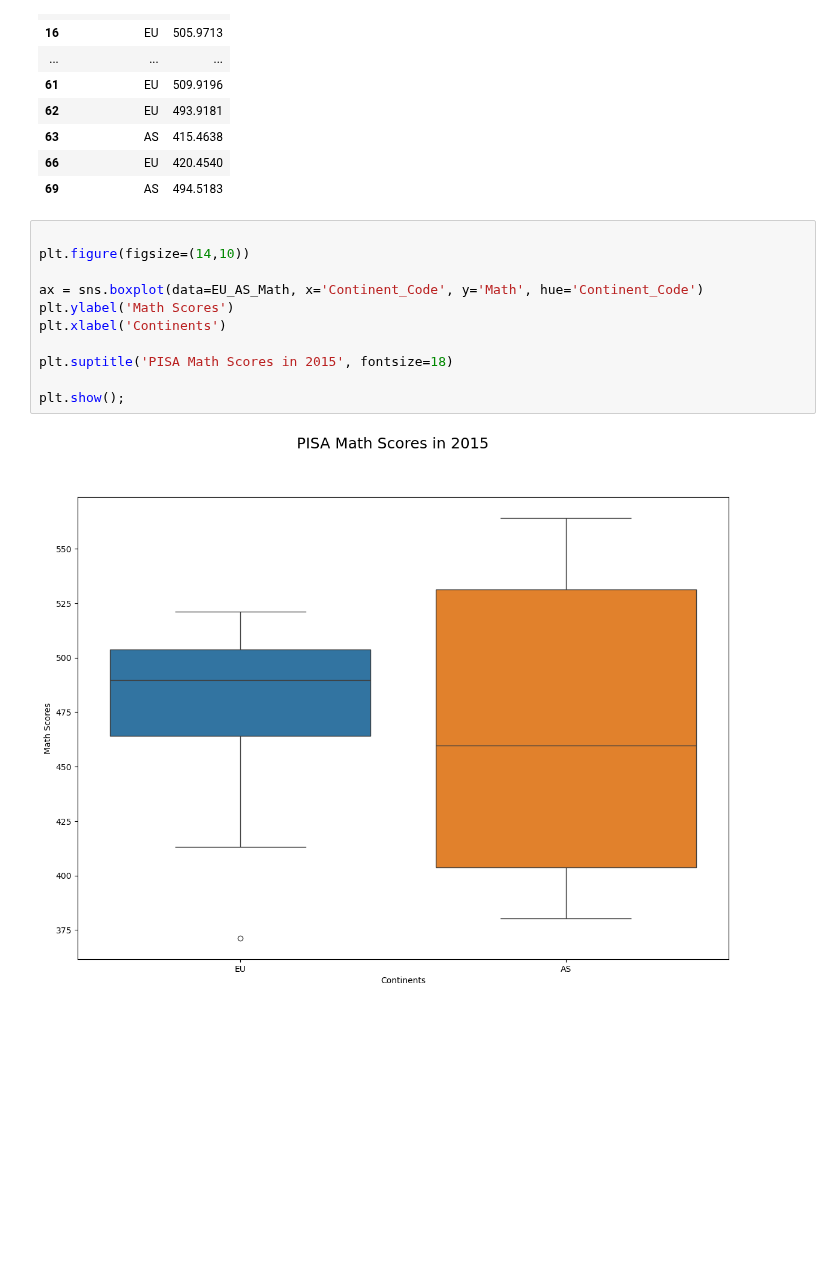
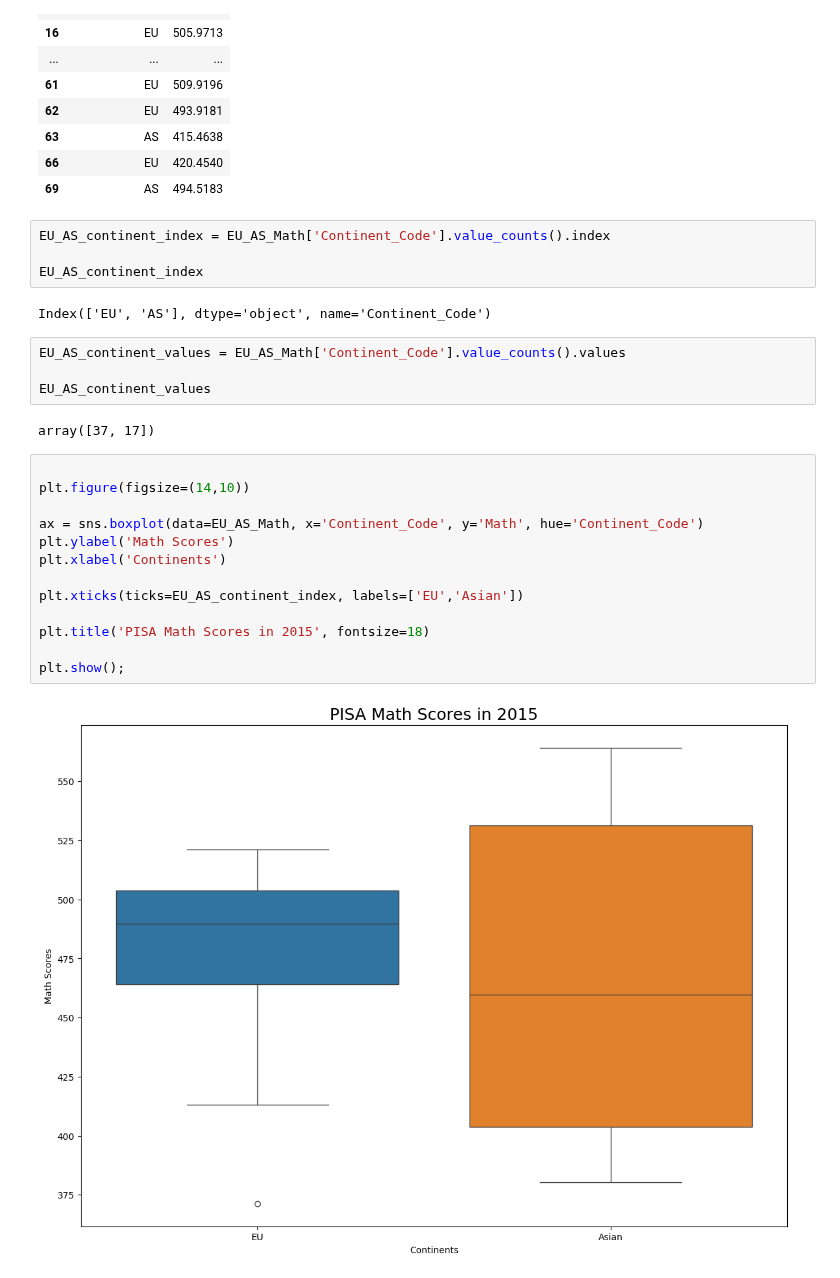
Before and after one commit to iceyisaak/clarusway_ds, a Jupyter notebook: Statistics Assignment-02 (Confidence Interval & Hypothesis) Student by CLARUSWAY.ipynb, the cells around one changed output. Saved outputs shown, nothing was run; the diff lists cells and outputs as text; blank space fills up the shorter version.

```diff
--- a/Statistics Assignment-02 (Confidence Interval & Hypothesis) Student by CLARUSWAY.ipynb
+++ b/Statistics Assignment-02 (Confidence Interval & Hypothesis) Student by CLARUSWAY.ipynb
@@ -678,19 +678,33 @@ EU_AS_Math
 | 63 | AS | 415.4638 |
 | 66 | EU | 420.4540 |
 | 69 | AS | 494.5183 |
+# %%
+EU_AS_continent_index = EU_AS_Math['Continent_Code'].value_counts().index
+
+EU_AS_continent_index
+# %% [output]
+Index(['EU', 'AS'], dtype='object', name='Continent_Code')
+# %%
+EU_AS_continent_values = EU_AS_Math['Continent_Code'].value_counts().values
+
+EU_AS_continent_values
+# %% [output]
+array([37, 17])
 # %%
 
 plt.figure(figsize=(14,10))
 
 ax = sns.boxplot(data=EU_AS_Math, x='Continent_Code', y='Math', hue='Continent_Code')
 plt.ylabel('Math Scores')
 plt.xlabel('Continents')
 
-plt.suptitle('PISA Math Scores in 2015', fontsize=18)
+plt.xticks(ticks=EU_AS_continent_index, labels=['EU','Asian'])
+
+plt.title('PISA Math Scores in 2015', fontsize=18)
 
 plt.show();
 # %% [output]
-[figure, old version]
+[figure, new version]
 # %% [markdown]
 ## <p style="background-color:#8CCED1; font-family:newtimeroman; color:#49519E; font-size:150%; text-align:center; border-radius:10px 10px;">END OF THE ASSIGNMENT-02</p>
 
```
Also changed, not shown: parts of 1 cell of this notebook, 1 other file.
